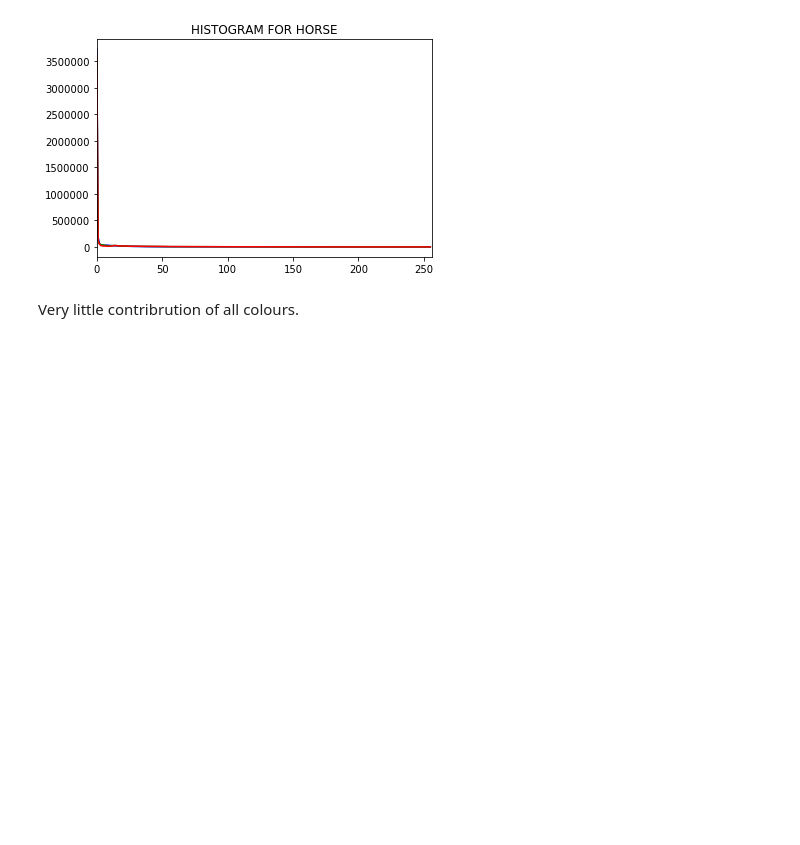
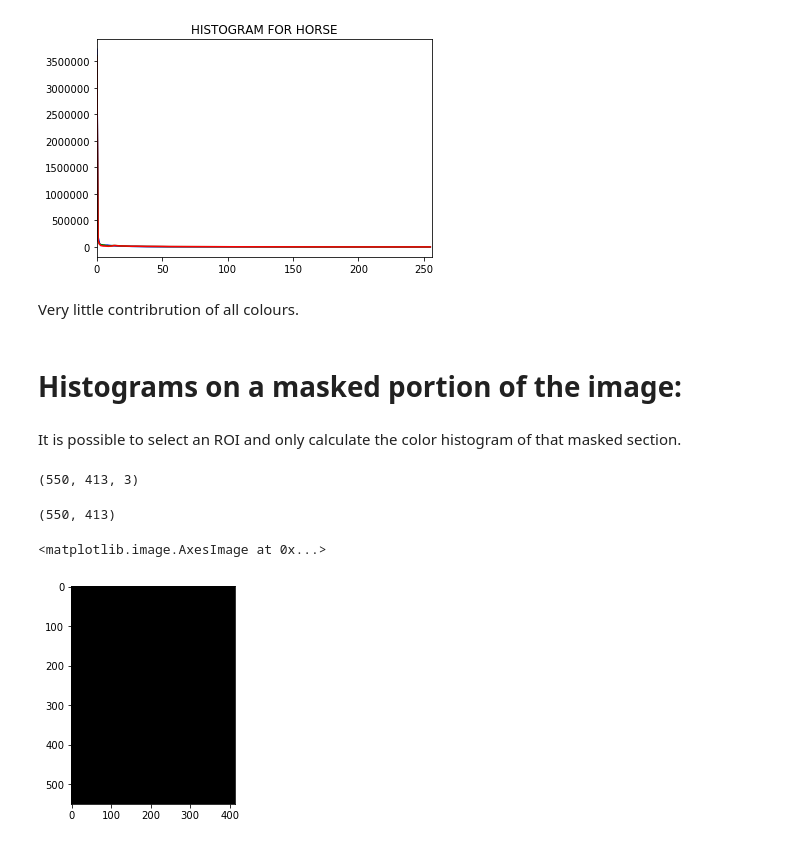
Before and after one commit to ujjwaltyagi2000/computer-vision-basics, a Jupyter notebook: image-processing-basics/histograms.ipynb, the cells around one changed output. Drawn from its saved outputs; the diff is of its cells as text; code cells hidden in the pictures; blank space fills up the shorter version.

Commit message:
Histogram of a masked image plotted

```diff
--- a/image-processing-basics/histograms.ipynb
+++ b/image-processing-basics/histograms.ipynb
@@ -116,3 +116,23 @@ Text(0.5,1,'HISTOGRAM FOR HORSE')
 [figure]
 # %% [markdown]
 Very little contribrution of all colours.
+# %% [markdown]
+# Histograms on a masked portion of the image:
+# %% [markdown]
+It is possible to select an ROI and only calculate the color histogram of that masked section.
+# %%
+img=rainbow_bgr
+img.shape
+# %% [output]
+(550, 413, 3)
+# %%
+img.shape[:2] #grabbing x and y components
+# %% [output]
+(550, 413)
+# %%
+mask=np.zeros(img.shape[:2], np.uint8)
+# %%
+plt.imshow(mask,cmap='gray')
+# %% [output]
+<matplotlib.image.AxesImage at 0x...>
+[figure, added]
```
Also changed, not shown: parts of 9 cells of this notebook.
